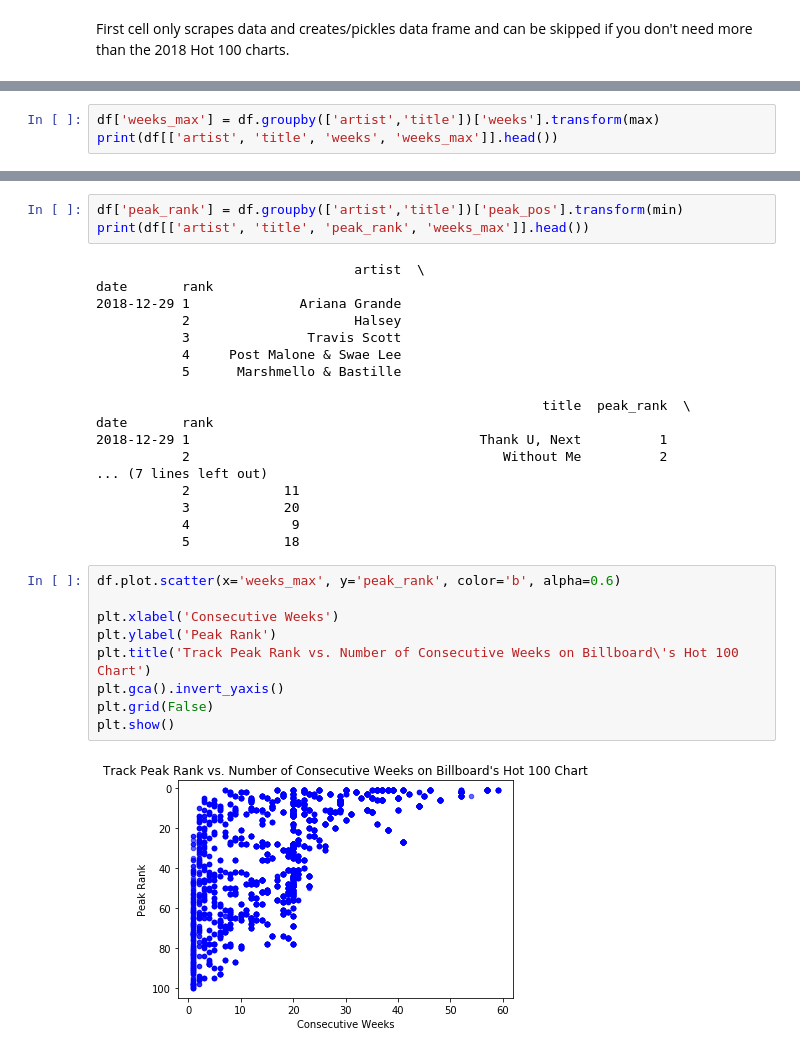
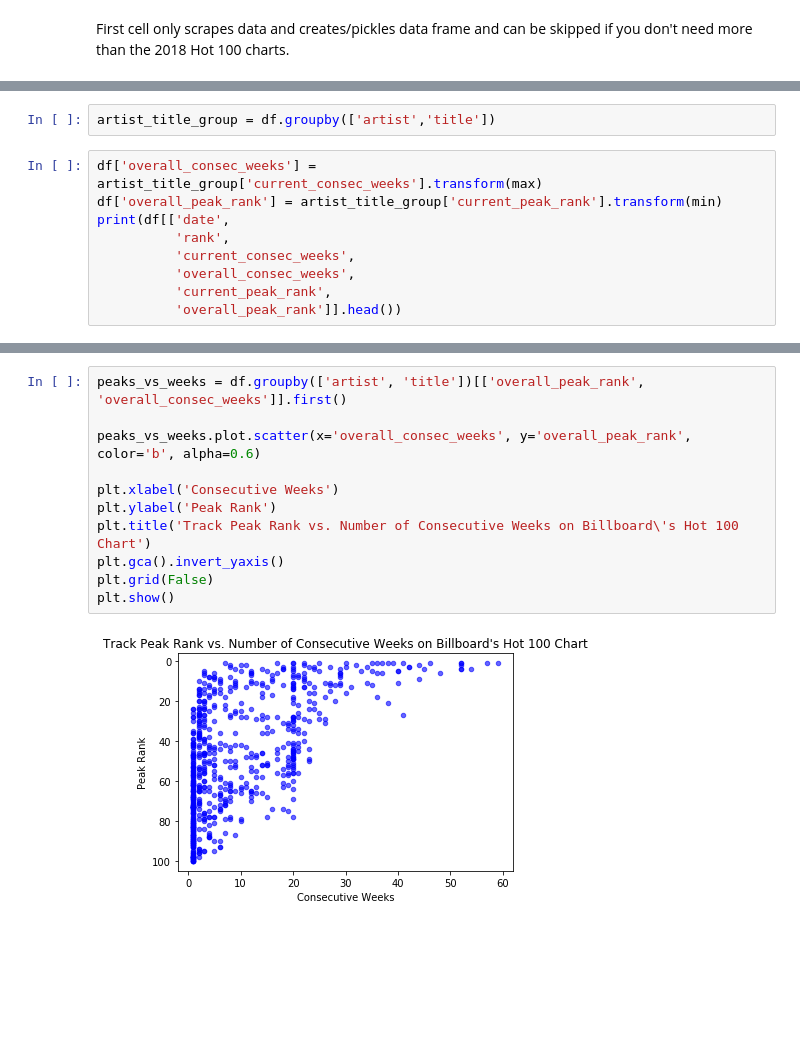
Before and after one commit to becausealice2/billboard-analyses, a Jupyter notebook: billboard-chart-analysis.ipynb, the cells around one changed output, grey strips where cells are left out. Drawn from its saved outputs; the diff is of its cells as text; blank space fills up the shorter version.

```diff
--- a/billboard-chart-analysis.ipynb
+++ b/billboard-chart-analysis.ipynb
@@ -70,3 +62,0 @@ Name: weeks, dtype: int64
-# %%
-df['weeks_max'] = df.groupby(['artist','title'])['weeks'].transform(max)
-print(df[['artist', 'title', 'weeks', 'weeks_max']].head())
@@ -112,0 +63,11 @@ Name: weeks_max, dtype: int64
+# %%
+artist_title_group = df.groupby(['artist','title'])
+# %%
+df['overall_consec_weeks'] = artist_title_group['current_consec_weeks'].transform(max)
+df['overall_peak_rank'] = artist_title_group['current_peak_rank'].transform(min)
+print(df[['date',
+          'rank',
+          'current_consec_weeks',
+          'overall_consec_weeks',
+          'current_peak_rank',
+          'overall_peak_rank']].head())
@@ -121,35 +98,16 @@ plt.grid(False)
 plt.show()
 # %% [output]
 [figure]
-# %%
-df['peak_rank'] = df.groupby(['artist','title'])['peak_pos'].transform(min)
-print(df[['artist', 'title', 'peak_rank', 'weeks_max']].head())
-# %% [output]
-                                 artist  \
-date       rank
-2018-12-29 1              Ariana Grande
-           2                     Halsey
-           3               Travis Scott
-           4     Post Malone & Swae Lee
-           5      Marshmello & Bastille
-
-                                                         title  peak_rank  \
-date       rank
-2018-12-29 1                                     Thank U, Next          1
-           2                                        Without Me          2
-... (7 lines left out)
-           2            11
-           3            20
-           4             9
-           5            18
 # %%
-df.plot.scatter(x='weeks_max', y='peak_rank', color='b', alpha=0.6)
+peaks_vs_weeks = df.groupby(['artist', 'title'])[['overall_peak_rank', 'overall_consec_weeks']].first()
+
+peaks_vs_weeks.plot.scatter(x='overall_consec_weeks', y='overall_peak_rank', color='b', alpha=0.6)
 
 plt.xlabel('Consecutive Weeks')
 plt.ylabel('Peak Rank')
 plt.title('Track Peak Rank vs. Number of Consecutive Weeks on Billboard\'s Hot 100 Chart')
 plt.gca().invert_yaxis()
 plt.grid(False)
 plt.show()
 # %% [output]
-[figure, old version]
+[figure, new version]
```
Also changed, not shown: parts of 8 cells of this notebook, 1 other file.
